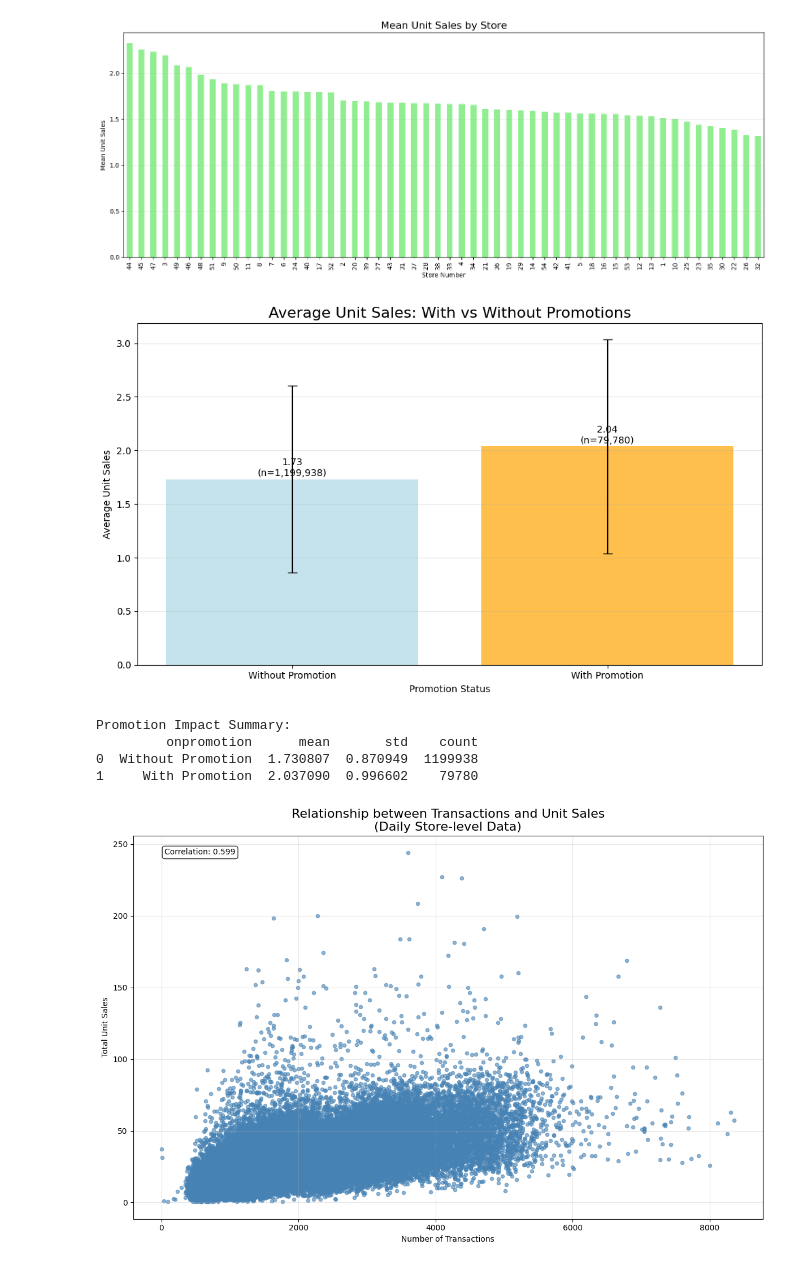
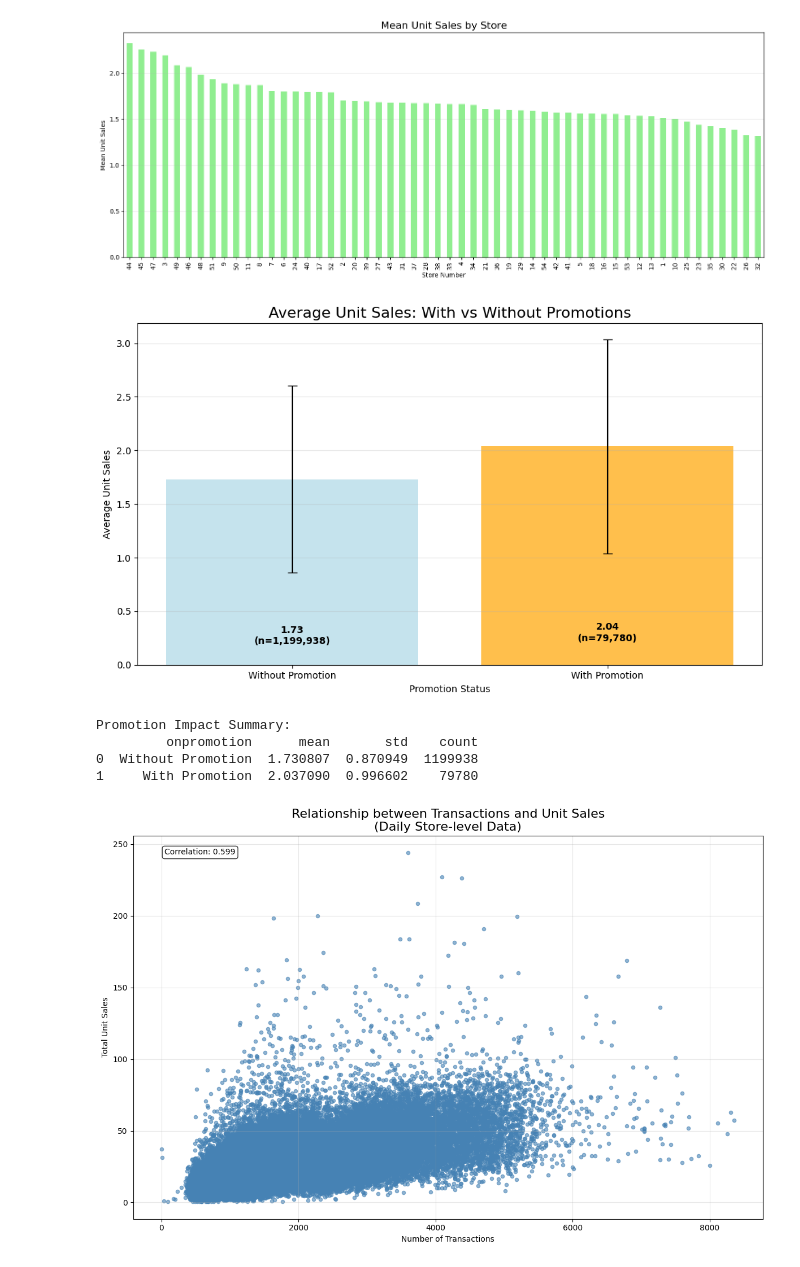
Before and after one commit to apa0/grocery-sales-forecasting, a Jupyter notebook: scripts/eda_visuals.ipynb, the cells around one changed output. Cells and saved outputs as stored; diff of their text form; code cells hidden in the pictures.

Commit message:
Minor plot changes for visuals.

```diff
--- a/scripts/eda_visuals.ipynb
+++ b/scripts/eda_visuals.ipynb
@@ -396,28 +396,28 @@ plt.show()
 # %%
 # Compare unit sales with and without promotions (average)
 promo_comparison = df_combined_final.groupby('onpromotion')['unit_sales'].agg(['mean', 'std', 'count']).reset_index()
 promo_comparison['onpromotion'] = promo_comparison['onpromotion'].map({True: 'With Promotion', False: 'Without Promotion'})
 
 plt.figure(figsize=(10, 6))
 bars = plt.bar(promo_comparison['onpromotion'], promo_comparison['mean'],
                yerr=promo_comparison['std'], capsize=5, color=['lightblue', 'orange'], alpha=0.7)
 plt.title("Average Unit Sales: With vs Without Promotions", fontsize=16)
 plt.xlabel("Promotion Status")
 plt.ylabel("Average Unit Sales")
 plt.grid(True, alpha=0.3, axis='y')
 
-# Add value labels on bars
+# Add value labels at the bottom of bars
 for bar, mean_val, count in zip(bars, promo_comparison['mean'], promo_comparison['count']):
-    plt.text(bar.get_x() + bar.get_width()/2, bar.get_height() + 0.01,
-             f'{mean_val:.2f}\n(n={count:,})', ha='center', va='bottom')
+    plt.text(bar.get_x() + bar.get_width()/2, bar.get_height() * 0.1,
+             f'{mean_val:.2f}\n(n={count:,})', ha='center', va='bottom', color='black', fontweight='bold')
 
 plt.tight_layout()
 plt.show()
 
 print("Promotion Impact Summary:")
 print(promo_comparison)
 # %% [output]
-[figure, old version]
+[figure, new version]
 Promotion Impact Summary:
          onpromotion      mean       std    count
 0  Without Promotion  1.730807  0.870949  1199938
```
